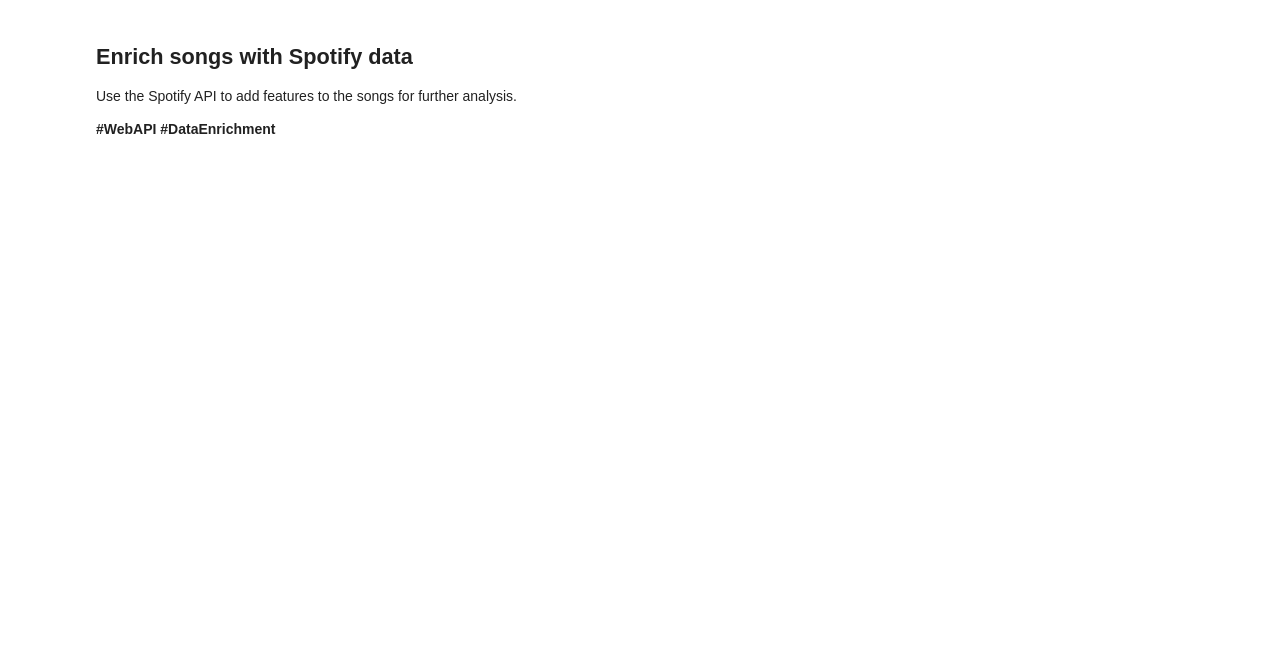
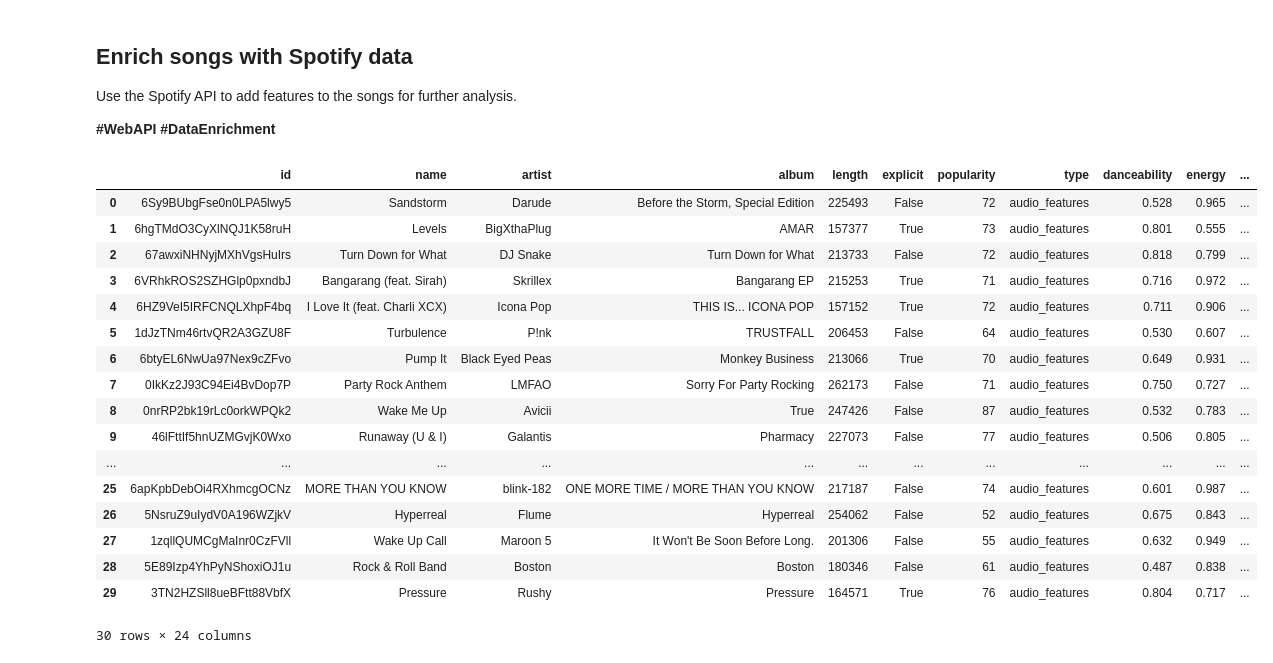
Before and after one commit to Sallydw/spotify_playlist_analysis, a Jupyter notebook: exploratory_analysis.ipynb, the cells around one changed output. Drawn from its saved outputs; the diff is of its cells as text; code cells hidden in the pictures; blank space fills up the shorter version.

Commit message:
Create dataframe containing song features

```diff
--- a/exploratory_analysis.ipynb
+++ b/exploratory_analysis.ipynb
@@ -81,21 +82,49 @@ Use the Spotify API to add features to the songs for further analysis.
 # %%
 # extract songs from text response
 songs=json.loads(response.choices[0]['message']['content'])['playlist_tracks']
 
 # filter song attributes from spotify
 filter_song = lambda song: ({
     'id': song['id'],
     'name': song['name'],
     'artist': song['artists'][0]['name'],
     'album': song['album']['name'],
     'length': song['duration_ms'],
     'explicit': song['explicit'],
     'popularity': song['popularity'],
     'type': song['type']
 })
 
+# get the spotify song ids
 spotify_songs = [
     filter_song(spotify.search(song)['tracks']['items'][0])
     for song in songs
 ]
-spotify_songs
+
+# get the spotify song features
+spotify_songs = [
+    {**song, **spotify.audio_features(song['id'])[0]}
+    for song in spotify_songs
+]
+
+spotify_songs_df = pd.DataFrame(spotify_songs)
+spotify_songs_df
+# %% [output]
+|  | id | name | artist | album | length | explicit | popularity | type | danceability | energy | ... |
+| 0 | 6Sy9BUbgFse0n0LPA5lwy5 | Sandstorm | Darude | Before the Storm, Special Edition | 225493 | False | 72 | audio_features | 0.528 | 0.965 | ... |
+| 1 | 6hgTMdO3CyXlNQJ1K58ruH | Levels | BigXthaPlug | AMAR | 157377 | True | 73 | audio_features | 0.801 | 0.555 | ... |
+| 2 | 67awxiNHNyjMXhVgsHuIrs | Turn Down for What | DJ Snake | Turn Down for What | 213733 | False | 72 | audio_features | 0.818 | 0.799 | ... |
+| 3 | 6VRhkROS2SZHGlp0pxndbJ | Bangarang (feat. Sirah) | Skrillex | Bangarang EP | 215253 | True | 71 | audio_features | 0.716 | 0.972 | ... |
+| 4 | 6HZ9VeI5IRFCNQLXhpF4bq | I Love It (feat. Charli XCX) | Icona Pop | THIS IS... ICONA POP | 157152 | True | 72 | audio_features | 0.711 | 0.906 | ... |
+| 5 | 1dJzTNm46rtvQR2A3GZU8F | Turbulence | P!nk | TRUSTFALL | 206453 | False | 64 | audio_features | 0.530 | 0.607 | ... |
+| 6 | 6btyEL6NwUa97Nex9cZFvo | Pump It | Black Eyed Peas | Monkey Business | 213066 | True | 70 | audio_features | 0.649 | 0.931 | ... |
+| 7 | 0IkKz2J93C94Ei4BvDop7P | Party Rock Anthem | LMFAO | Sorry For Party Rocking | 262173 | False | 71 | audio_features | 0.750 | 0.727 | ... |
+| 8 | 0nrRP2bk19rLc0orkWPQk2 | Wake Me Up | Avicii | True | 247426 | False | 87 | audio_features | 0.532 | 0.783 | ... |
+| 9 | 46lFttIf5hnUZMGvjK0Wxo | Runaway (U & I) | Galantis | Pharmacy | 227073 | False | 77 | audio_features | 0.506 | 0.805 | ... |
+| ... | ... | ... | ... | ... | ... | ... | ... | ... | ... | ... | ... |
+| 25 | 6apKpbDebOi4RXhmcgOCNz | MORE THAN YOU KNOW | blink-182 | ONE MORE TIME / MORE THAN YOU KNOW | 217187 | False | 74 | audio_features | 0.601 | 0.987 | ... |
+| 26 | 5NsruZ9uIydV0A196WZjkV | Hyperreal | Flume | Hyperreal | 254062 | False | 52 | audio_features | 0.675 | 0.843 | ... |
+| 27 | 1zqllQUMCgMaInr0CzFVll | Wake Up Call | Maroon 5 | It Won't Be Soon Before Long. | 201306 | False | 55 | audio_features | 0.632 | 0.949 | ... |
+| 28 | 5E89Izp4YhPyNShoxiOJ1u | Rock & Roll Band | Boston | Boston | 180346 | False | 61 | audio_features | 0.487 | 0.838 | ... |
+| 29 | 3TN2HZSll8ueBFtt88VbfX | Pressure | Rushy | Pressure | 164571 | True | 76 | audio_features | 0.804 | 0.717 | ... |
+30 rows × 24 columns
```
Also changed, not shown: parts of 2 cells of this notebook.
